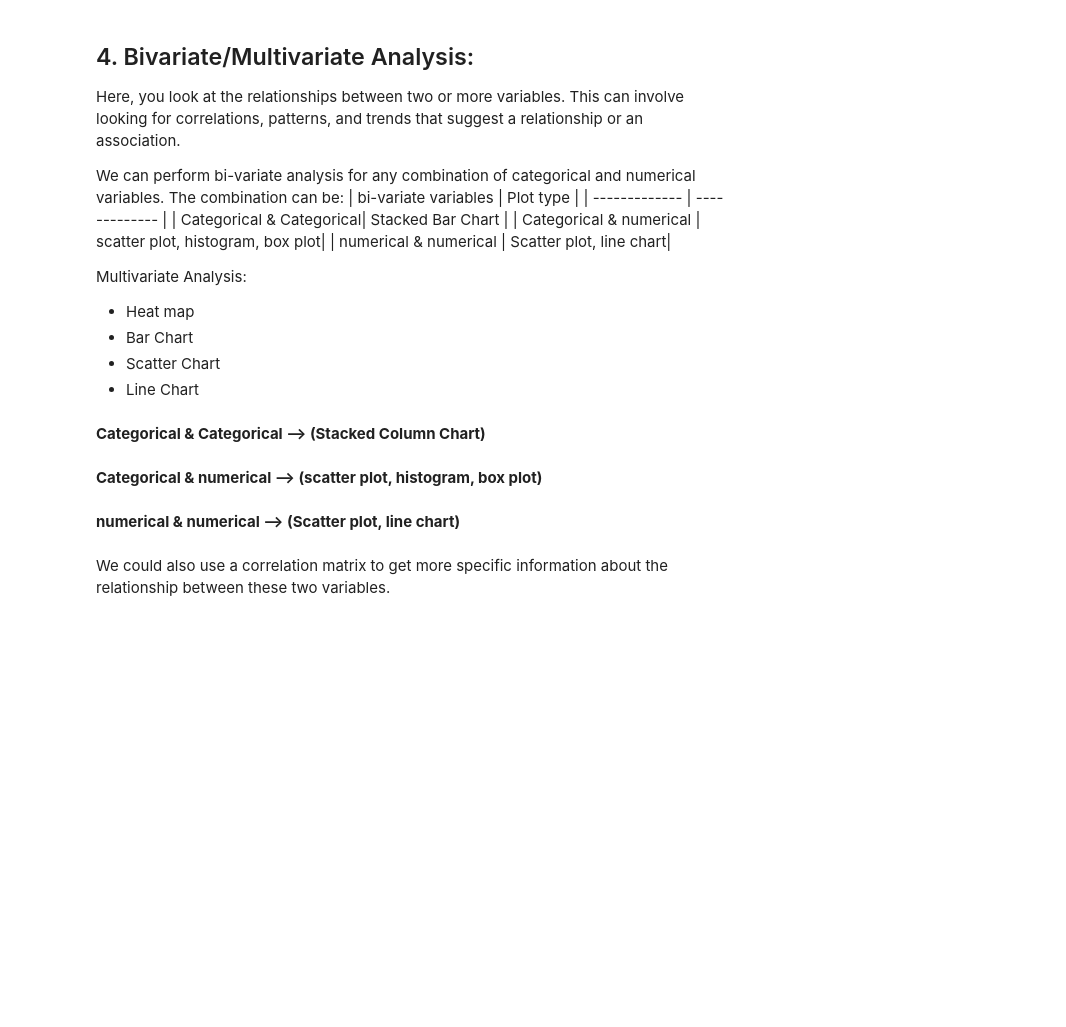
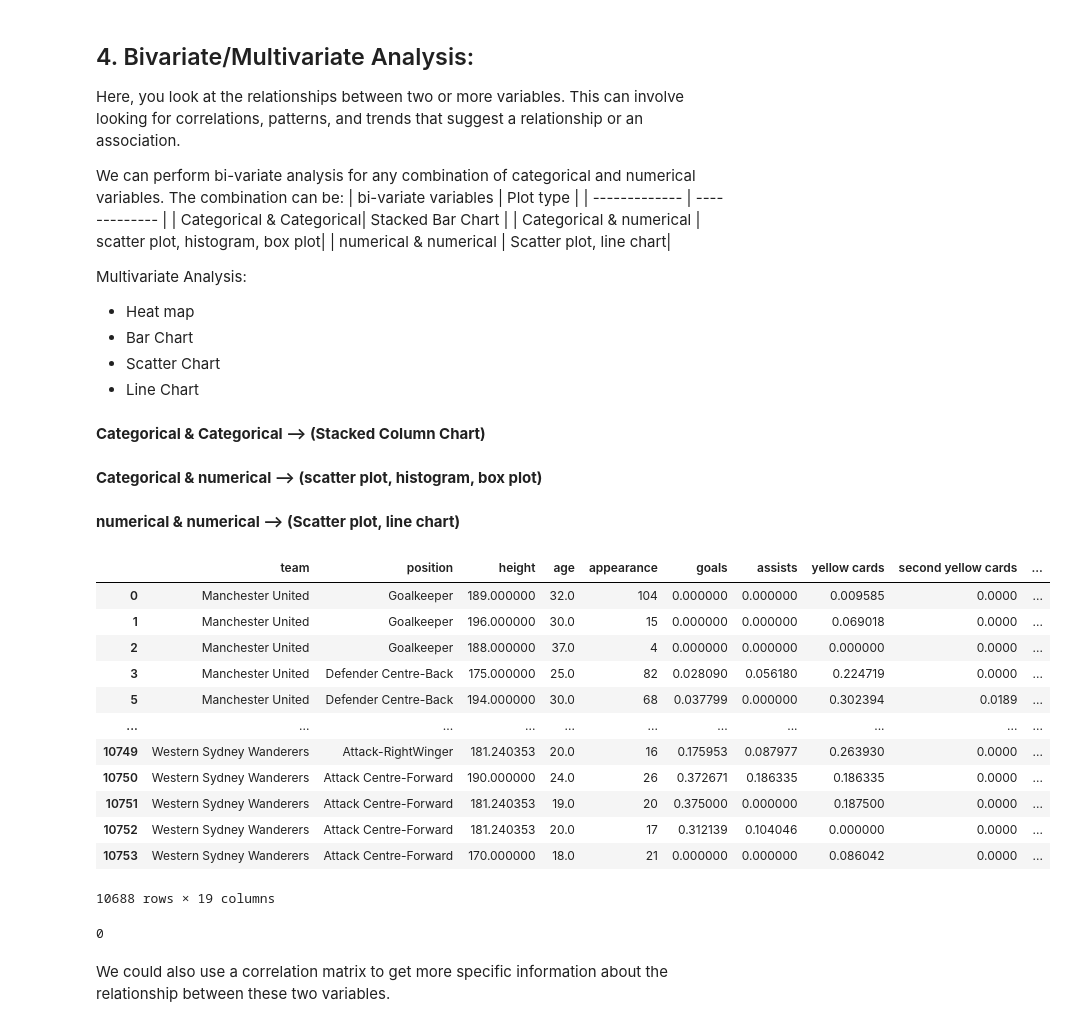
Before and after one commit to osamaAlharbi1/Usecase-7, a Jupyter notebook: EDA explain template.ipynb, the cells around one changed output. Cells and saved outputs as stored; diff of their text form; code cells hidden in the pictures; blank space fills up the shorter version.

```diff
--- a/EDA explain template.ipynb
+++ b/EDA explain template.ipynb
@@ -152,7 +152,7 @@ Index(['player', 'team', 'name', 'position', 'height', 'age', 'appearance',
        'position_encoded', 'winger'],
       dtype='object')
 # %%
-df.drop(columns=['player','winger','position_encoded','name'],inplace=True)
+df.drop(columns=['player','position_encoded','name'],inplace=True)
 # %% [markdown]
 #### 5. Uniqueness:
 Check for and remove duplicate records to prevent skewed analysis results.
@@ -491,3 +504,5 @@ df.isna().sum().sum()
+# %%
+df.dropna(inplace=True)
 # %% [markdown]
 ### Correcting errors
 
@@ -566,6 +581,26 @@ Multivariate Analysis:
 **Categorical & numerical --> (scatter plot, histogram, box plot)**
 # %% [markdown]
 **numerical & numerical --> (Scatter plot, line chart)**
+# %%
+df
+# %% [output]
+|  | team | position | height | age | appearance | goals | assists | yellow cards | second yellow cards | ... |
+| 0 | Manchester United | Goalkeeper | 189.000000 | 32.0 | 104 | 0.000000 | 0.000000 | 0.009585 | 0.0000 | ... |
+| 1 | Manchester United | Goalkeeper | 196.000000 | 30.0 | 15 | 0.000000 | 0.000000 | 0.069018 | 0.0000 | ... |
+| 2 | Manchester United | Goalkeeper | 188.000000 | 37.0 | 4 | 0.000000 | 0.000000 | 0.000000 | 0.0000 | ... |
+| 3 | Manchester United | Defender Centre-Back | 175.000000 | 25.0 | 82 | 0.028090 | 0.056180 | 0.224719 | 0.0000 | ... |
+| 5 | Manchester United | Defender Centre-Back | 194.000000 | 30.0 | 68 | 0.037799 | 0.000000 | 0.302394 | 0.0189 | ... |
+| ... | ... | ... | ... | ... | ... | ... | ... | ... | ... | ... |
+| 10749 | Western Sydney Wanderers | Attack-RightWinger | 181.240353 | 20.0 | 16 | 0.175953 | 0.087977 | 0.263930 | 0.0000 | ... |
+| 10750 | Western Sydney Wanderers | Attack Centre-Forward | 190.000000 | 24.0 | 26 | 0.372671 | 0.186335 | 0.186335 | 0.0000 | ... |
+| 10751 | Western Sydney Wanderers | Attack Centre-Forward | 181.240353 | 19.0 | 20 | 0.375000 | 0.000000 | 0.187500 | 0.0000 | ... |
+| 10752 | Western Sydney Wanderers | Attack Centre-Forward | 181.240353 | 20.0 | 17 | 0.312139 | 0.104046 | 0.000000 | 0.0000 | ... |
+| 10753 | Western Sydney Wanderers | Attack Centre-Forward | 170.000000 | 18.0 | 21 | 0.000000 | 0.000000 | 0.086042 | 0.0000 | ... |
+10688 rows × 19 columns
+# %%
+df.isna().sum().sum()
+# %% [output]
+0
 # %% [markdown]
 We could also use a correlation matrix to get more specific information about the relationship between these two variables.
 # %%
```
Also changed, not shown: parts of 8 cells of this notebook, 1 other file.
